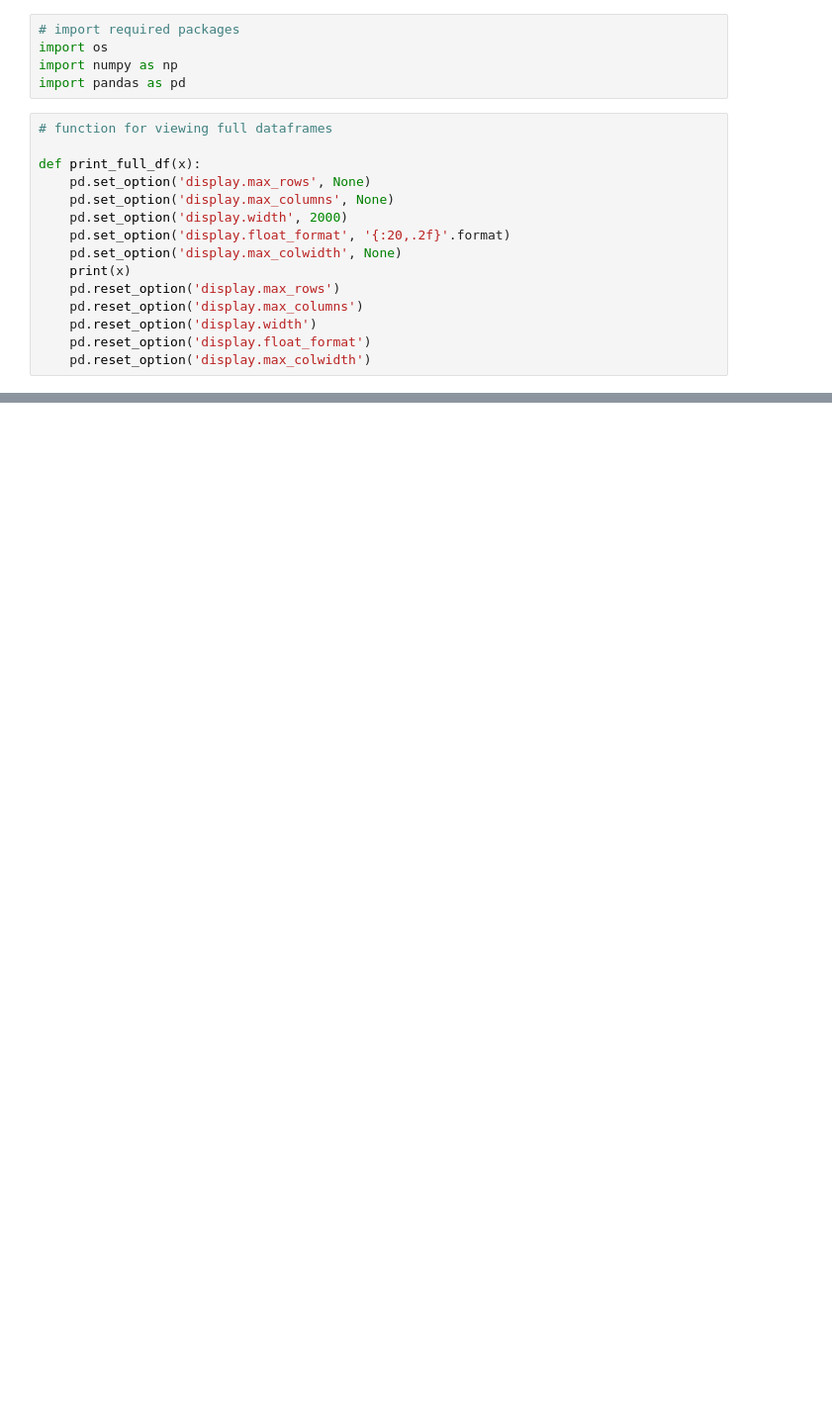
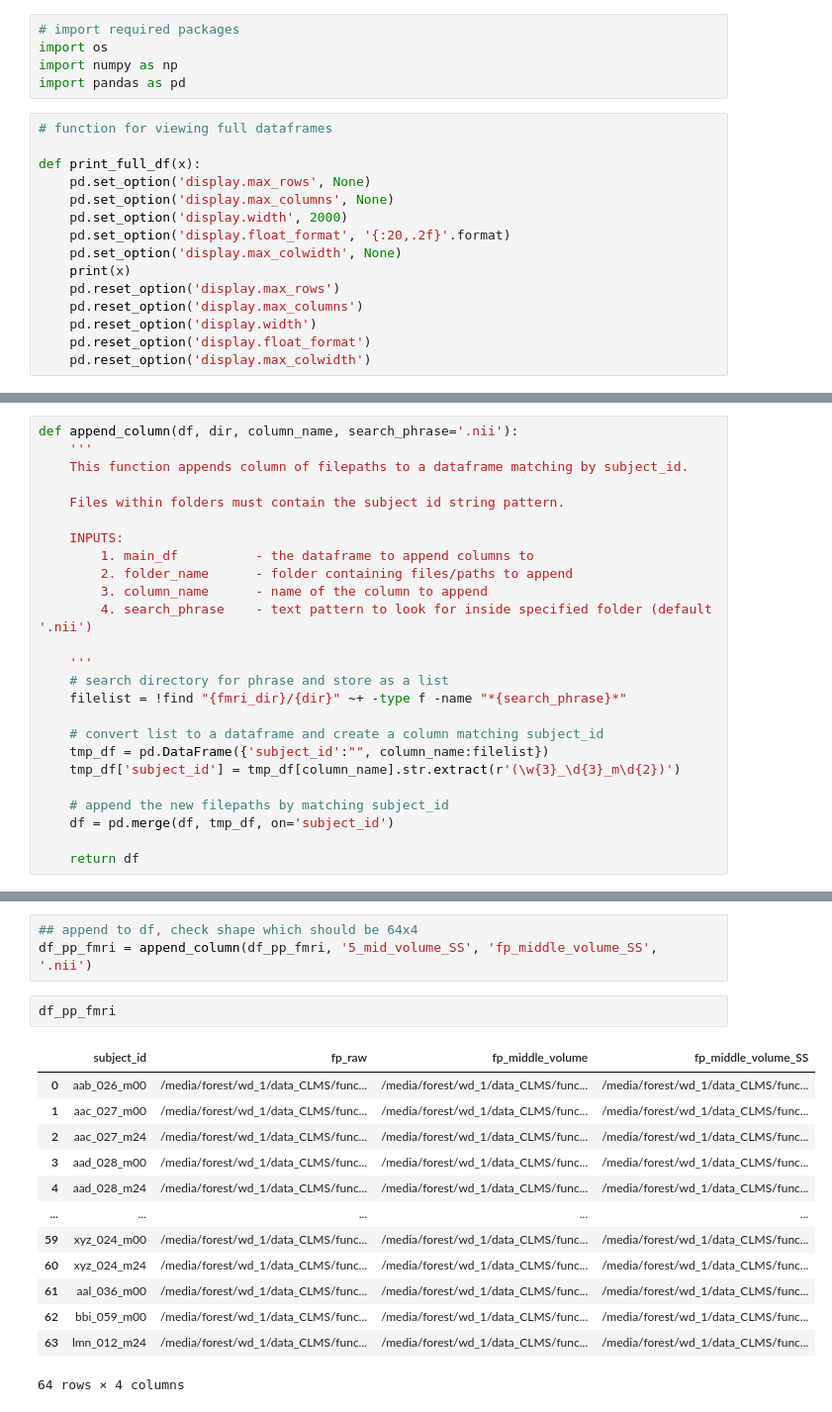
Before and after one commit to liuforest/CLMS_MRI, a Jupyter notebook: Preprocessing/fMRI_preprocessing.ipynb, the cells around one changed output, grey strips where cells are left out. Shown at 99% size. Drawn from its saved outputs; the diff is of its cells as text; blank space fills up the shorter version.

```diff
--- a/Preprocessing/fMRI_preprocessing.ipynb
+++ b/Preprocessing/fMRI_preprocessing.ipynb
@@ -160,0 +23,25 @@ via: https://en.wikibooks.org/wiki/Neuroimaging_Data_Processing/Processing/Steps
+# %%
+def append_column(df, dir, column_name, search_phrase='.nii'):
+    '''
+    This function appends column of filepaths to a dataframe matching by subject_id.
+
+    Files within folders must contain the subject id string pattern.
+
+    INPUTS:
+        1. main_df          - the dataframe to append columns to
+        2. folder_name      - folder containing files/paths to append
+        3. column_name      - name of the column to append
+        4. search_phrase    - text pattern to look for inside specified folder (default '.nii')
+
+    '''
+    # search directory for phrase and store as a list
+    filelist = !find "{fmri_dir}/{dir}" ~+ -type f -name "*{search_phrase}*"
+
+    # convert list to a dataframe and create a column matching subject_id
+    tmp_df = pd.DataFrame({'subject_id':"", column_name:filelist})
+    tmp_df['subject_id'] = tmp_df[column_name].str.extract(r'(\w{3}_\d{3}_m\d{2})')
+
+    # append the new filepaths by matching subject_id
+    df = pd.merge(df, tmp_df, on='subject_id')
+
+    return df
@@ -160,0 +129,19 @@ via: https://en.wikibooks.org/wiki/Neuroimaging_Data_Processing/Processing/Steps
+# %%
+## append to df, check shape which should be 64x4
+df_pp_fmri = append_column(df_pp_fmri, '5_mid_volume_SS', 'fp_middle_volume_SS', '.nii')
+# %%
+df_pp_fmri
+# %% [output]
+|  | subject_id | fp_raw | fp_middle_volume | fp_middle_volume_SS |
+| 0 | aab_026_m00 | /media/forest/wd_1/data_CLMS/func... | /media/forest/wd_1/data_CLMS/func... | /media/forest/wd_1/data_CLMS/func... |
+| 1 | aac_027_m00 | /media/forest/wd_1/data_CLMS/func... | /media/forest/wd_1/data_CLMS/func... | /media/forest/wd_1/data_CLMS/func... |
+| 2 | aac_027_m24 | /media/forest/wd_1/data_CLMS/func... | /media/forest/wd_1/data_CLMS/func... | /media/forest/wd_1/data_CLMS/func... |
+| 3 | aad_028_m00 | /media/forest/wd_1/data_CLMS/func... | /media/forest/wd_1/data_CLMS/func... | /media/forest/wd_1/data_CLMS/func... |
+| 4 | aad_028_m24 | /media/forest/wd_1/data_CLMS/func... | /media/forest/wd_1/data_CLMS/func... | /media/forest/wd_1/data_CLMS/func... |
+| ... | ... | ... | ... | ... |
+| 59 | xyz_024_m00 | /media/forest/wd_1/data_CLMS/func... | /media/forest/wd_1/data_CLMS/func... | /media/forest/wd_1/data_CLMS/func... |
+| 60 | xyz_024_m24 | /media/forest/wd_1/data_CLMS/func... | /media/forest/wd_1/data_CLMS/func... | /media/forest/wd_1/data_CLMS/func... |
+| 61 | aal_036_m00 | /media/forest/wd_1/data_CLMS/func... | /media/forest/wd_1/data_CLMS/func... | /media/forest/wd_1/data_CLMS/func... |
+| 62 | bbi_059_m00 | /media/forest/wd_1/data_CLMS/func... | /media/forest/wd_1/data_CLMS/func... | /media/forest/wd_1/data_CLMS/func... |
+| 63 | lmn_012_m24 | /media/forest/wd_1/data_CLMS/func... | /media/forest/wd_1/data_CLMS/func... | /media/forest/wd_1/data_CLMS/func... |
+64 rows × 4 columns
```
Also changed, not shown: parts of 35 cells of this notebook, 7 other files.
